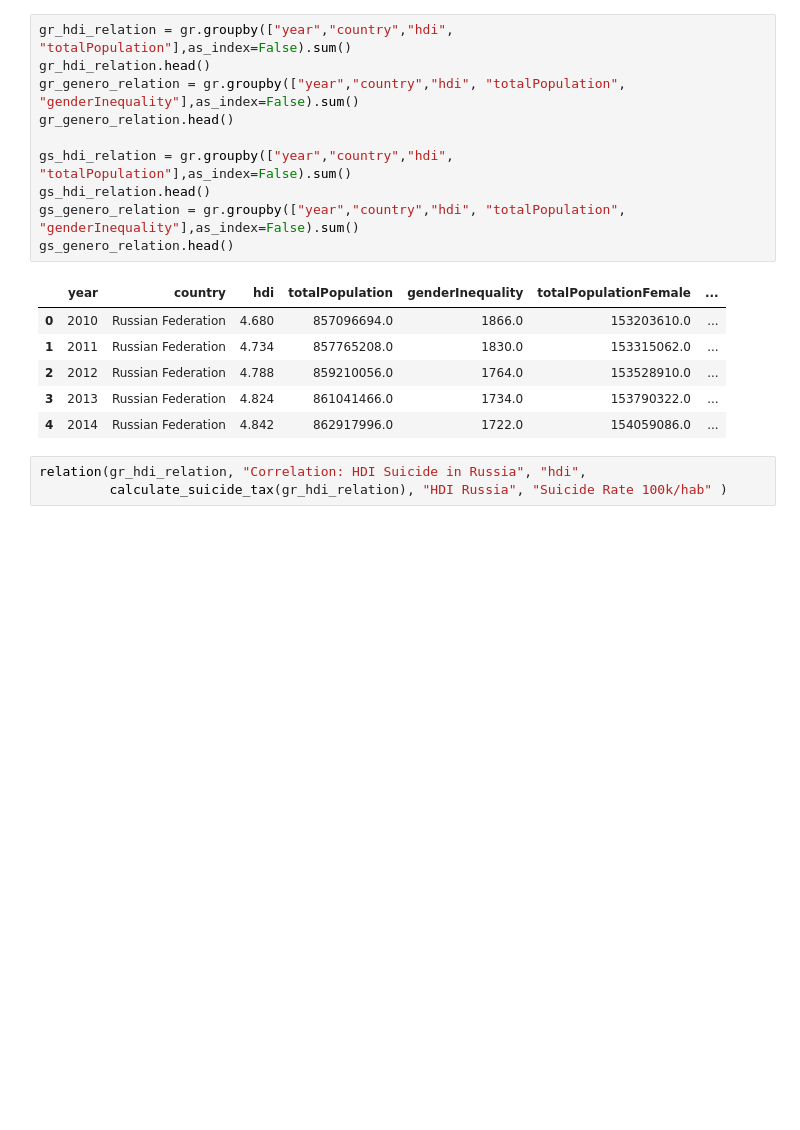
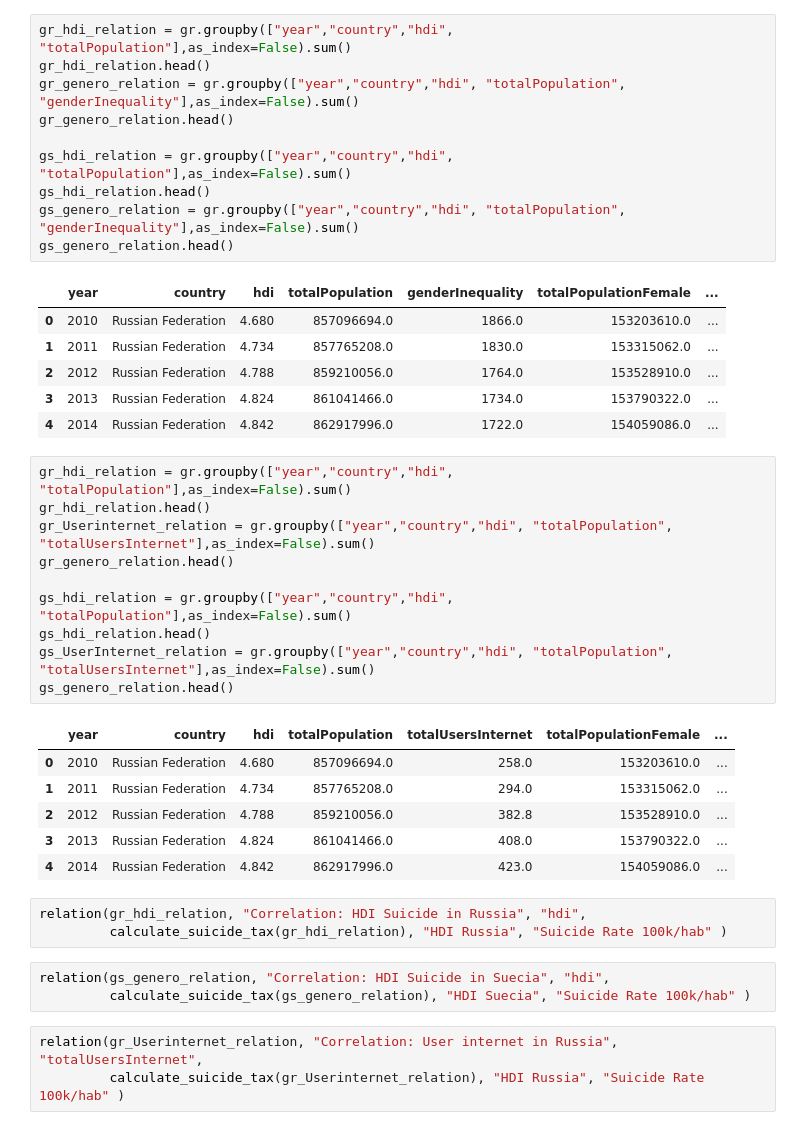
Before and after one commit to Eudess/suicide-data-science, a Jupyter notebook: suicide_analytics - Copia.ipynb, the cells around one changed output. Drawn from its saved outputs; the diff is of its cells as text; blank space fills up the shorter version.

```diff
--- a/suicide_analytics - Copia.ipynb
+++ b/suicide_analytics - Copia.ipynb
@@ -535,6 +557,29 @@ gs_genero_relation.head()
 | 2 | 2012 | Russian Federation | 4.788 | 859210056.0 | 1764.0 | 153528910.0 | ... |
 | 3 | 2013 | Russian Federation | 4.824 | 861041466.0 | 1734.0 | 153790322.0 | ... |
 | 4 | 2014 | Russian Federation | 4.842 | 862917996.0 | 1722.0 | 154059086.0 | ... |
+# %%
+gr_hdi_relation = gr.groupby(["year","country","hdi", "totalPopulation"],as_index=False).sum()
+gr_hdi_relation.head()
+gr_Userinternet_relation = gr.groupby(["year","country","hdi", "totalPopulation", "totalUsersInternet"],as_index=False).sum()
+gr_genero_relation.head()
+
+gs_hdi_relation = gr.groupby(["year","country","hdi", "totalPopulation"],as_index=False).sum()
+gs_hdi_relation.head()
+gs_UserInternet_relation = gr.groupby(["year","country","hdi", "totalPopulation", "totalUsersInternet"],as_index=False).sum()
+gs_genero_relation.head()
+# %% [output]
+|  | year | country | hdi | totalPopulation | totalUsersInternet | totalPopulationFemale | ... |
+| 0 | 2010 | Russian Federation | 4.680 | 857096694.0 | 258.0 | 153203610.0 | ... |
+| 1 | 2011 | Russian Federation | 4.734 | 857765208.0 | 294.0 | 153315062.0 | ... |
+| 2 | 2012 | Russian Federation | 4.788 | 859210056.0 | 382.8 | 153528910.0 | ... |
+| 3 | 2013 | Russian Federation | 4.824 | 861041466.0 | 408.0 | 153790322.0 | ... |
+| 4 | 2014 | Russian Federation | 4.842 | 862917996.0 | 423.0 | 154059086.0 | ... |
 # %%
 relation(gr_hdi_relation, "Correlation: HDI Suicide in Russia", "hdi",
          calculate_suicide_tax(gr_hdi_relation), "HDI Russia", "Suicide Rate 100k/hab" )
+# %%
+relation(gs_genero_relation, "Correlation: HDI Suicide in Suecia", "hdi",
+         calculate_suicide_tax(gs_genero_relation), "HDI Suecia", "Suicide Rate 100k/hab" )
+# %%
+relation(gr_Userinternet_relation, "Correlation: User internet in Russia", "totalUsersInternet",
+         calculate_suicide_tax(gr_Userinternet_relation), "HDI Russia", "Suicide Rate 100k/hab" )
```
Also changed, not shown: parts of 12 cells of this notebook, 2 other files.
